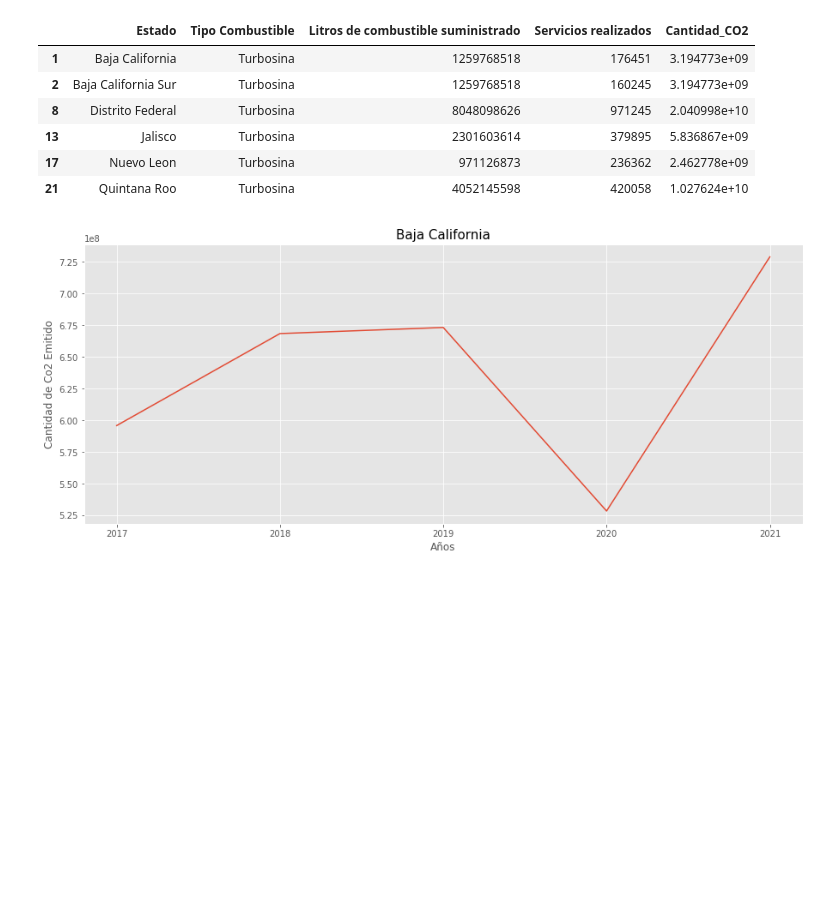
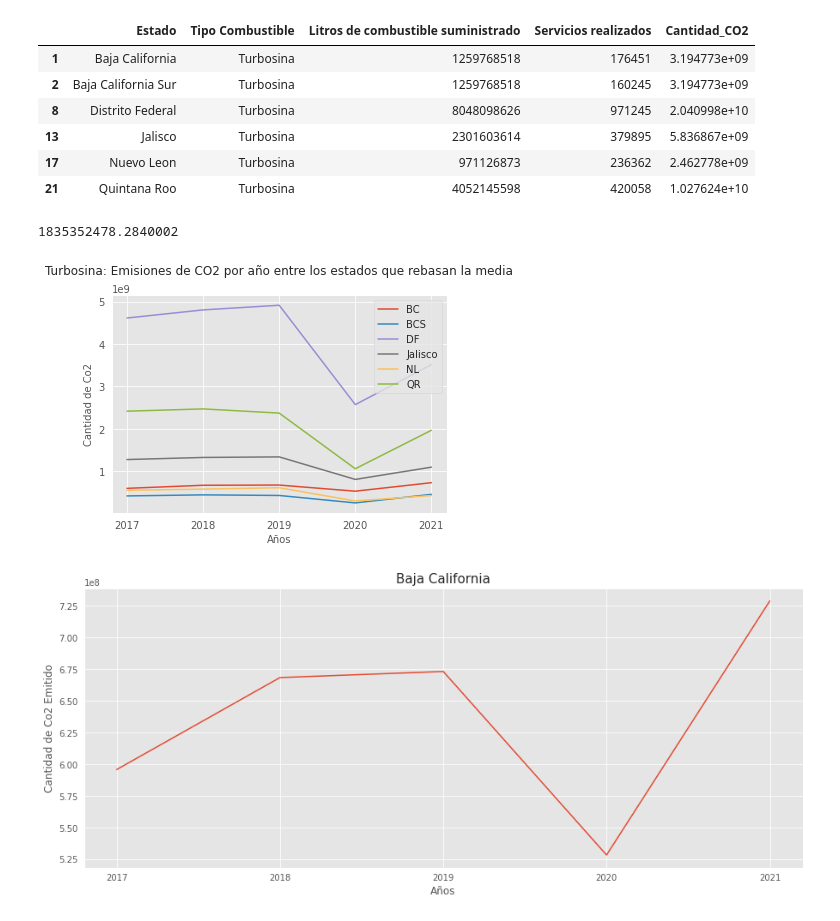
Before and after one commit to KarlaBalog/Proyecto_ASE, a Jupyter notebook: ASE.ipynb, the cells around one changed output. Cells and saved outputs as stored; diff of their text form; code cells hidden in the pictures; blank space fills up the shorter version.

```diff
--- a/ASE.ipynb
+++ b/ASE.ipynb
@@ -2648,6 +2648,47 @@ Mayor_Media
 | 13 | Jalisco | Turbosina | 2301603614 | 379895 | 5.836867e+09 |
 | 17 | Nuevo Leon | Turbosina | 971126873 | 236362 | 2.462778e+09 |
 | 21 | Quintana Roo | Turbosina | 4052145598 | 420058 | 1.027624e+10 |
+# %%
+Media_Resumen
+# %% [output]
+1835352478.2840002
+# %%
+y1 = Turbosina_Total["Estado"]=="Baja California"
+y11= Turbosina_Total[y1]
+y11= y11["Cantidad_CO2"]
+y2 = Turbosina_Total["Estado"]=="Baja California Sur"
+y21= Turbosina_Total[y2]
+y21= y21["Cantidad_CO2"]
+y3 = Turbosina_Total["Estado"]=="Distrito Federal"
+y31= Turbosina_Total[y3]
+y31= y31["Cantidad_CO2"]
+y4 = Turbosina_Total["Estado"]=="Jalisco"
+y41= Turbosina_Total[y4]
+y41= y41["Cantidad_CO2"]
+y5 = Turbosina_Total["Estado"]=="Nuevo Leon"
+y51= Turbosina_Total[y5]
+y51= y51["Cantidad_CO2"]
+y6 = Turbosina_Total["Estado"]=="Quintana Roo"
+y61= Turbosina_Total[y6]
+y61= y61["Cantidad_CO2"]
+x = [2017, 2018, 2019, 2020, 2021]
+fig, ax = plt.subplots()
+plt.plot(x, y11, label='BC')
+plt.plot(x, y21, label='BCS')
+plt.plot(x, y31, label='DF')
+plt.plot(x, y41, label='Jalisco')
+plt.plot(x, y51, label='NL')
+plt.plot(x, y61, label='QR')
+ax.set_xticks(x)
+ax.set_xticklabels(x)
+plt.xlabel('Años', fontsize=10)
+plt.ylabel('Cantidad de Co2', fontsize=10)
+plt.title('Turbosina: Emisiones de CO2 por año entre los estados que rebasan la media\n', fontsize=12)
+plt.grid(True)
+plt.legend()
+plt.show()
+# %% [output]
+[figure, added]
 # %%
 Grafica=Turbosina_Total["Estado"]=="Baja California"
 Grafica1=Turbosina_Total[Grafica]
```
Also changed, not shown: parts of 11 cells of this notebook.
